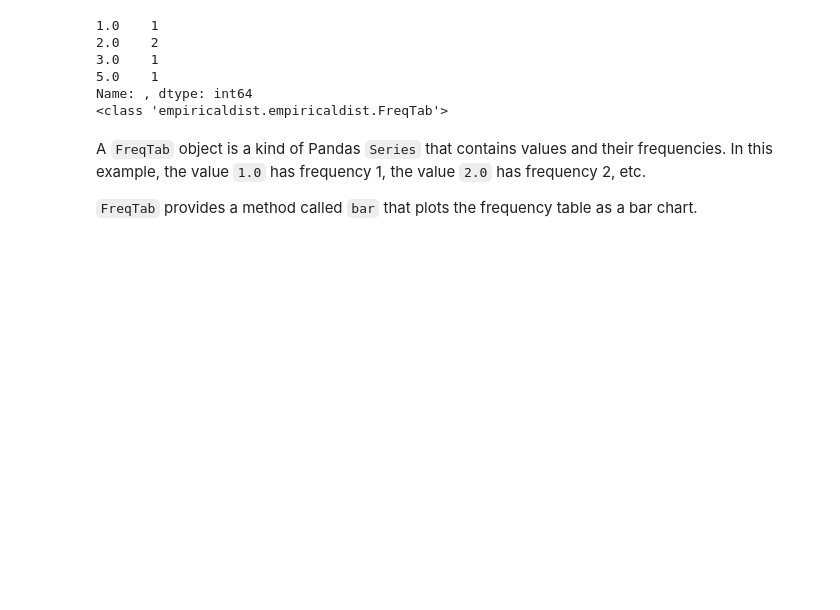
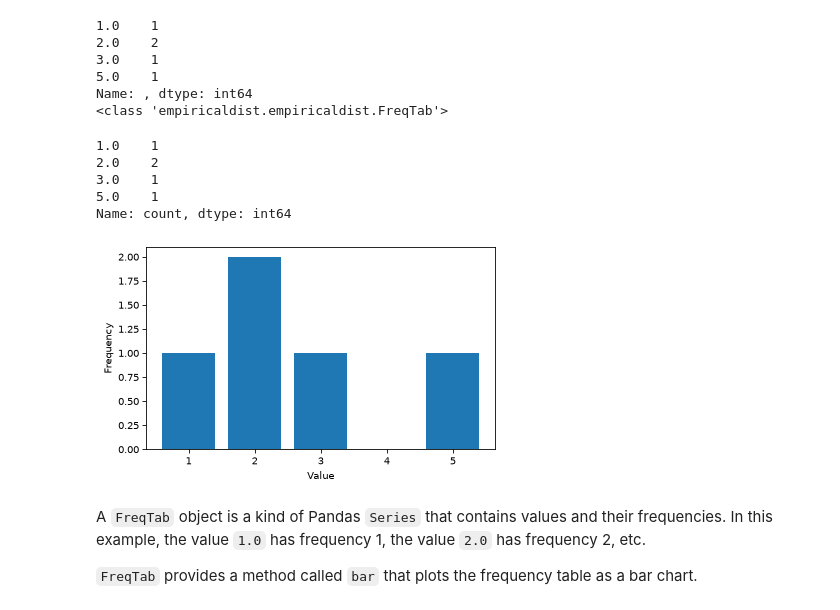
Before and after one commit to valentinissimo/ThinkStats, a Jupyter notebook: my_nb/chap02.ipynb, the cells around one changed output. Cells and saved outputs as stored; diff of their text form; code cells hidden in the pictures; blank space fills up the shorter version.

```diff
--- a/my_nb/chap02.ipynb
+++ b/my_nb/chap02.ipynb
@@ -80,6 +80,26 @@ print(type(ftab))
 5.0    1
 Name: , dtype: int64
 <class 'empiricaldist.empiricaldist.FreqTab'>
+# %%
+# My de-abstracting / first-principles implementation
+
+import pandas as pd
+import matplotlib.pyplot as plt
+
+ftab2 = pd.Series(t).value_counts().sort_index()
+print(ftab2)
+
+plt.bar(ftab.index, ftab.to_numpy())
+plt.xlabel("Value")
+plt.ylabel("Frequency")
+plt.show()
+# %% [output]
+1.0    1
+2.0    2
+3.0    1
+5.0    1
+Name: count, dtype: int64
+[figure, added]
 # %% [markdown]
 A `FreqTab` object is a kind of Pandas `Series` that contains values and their frequencies.
 In this example, the value `1.0` has frequency 1, the value `2.0` has frequency 2, etc.
```
Also changed, not shown: parts of 1 cell of this notebook, 1 other file.
